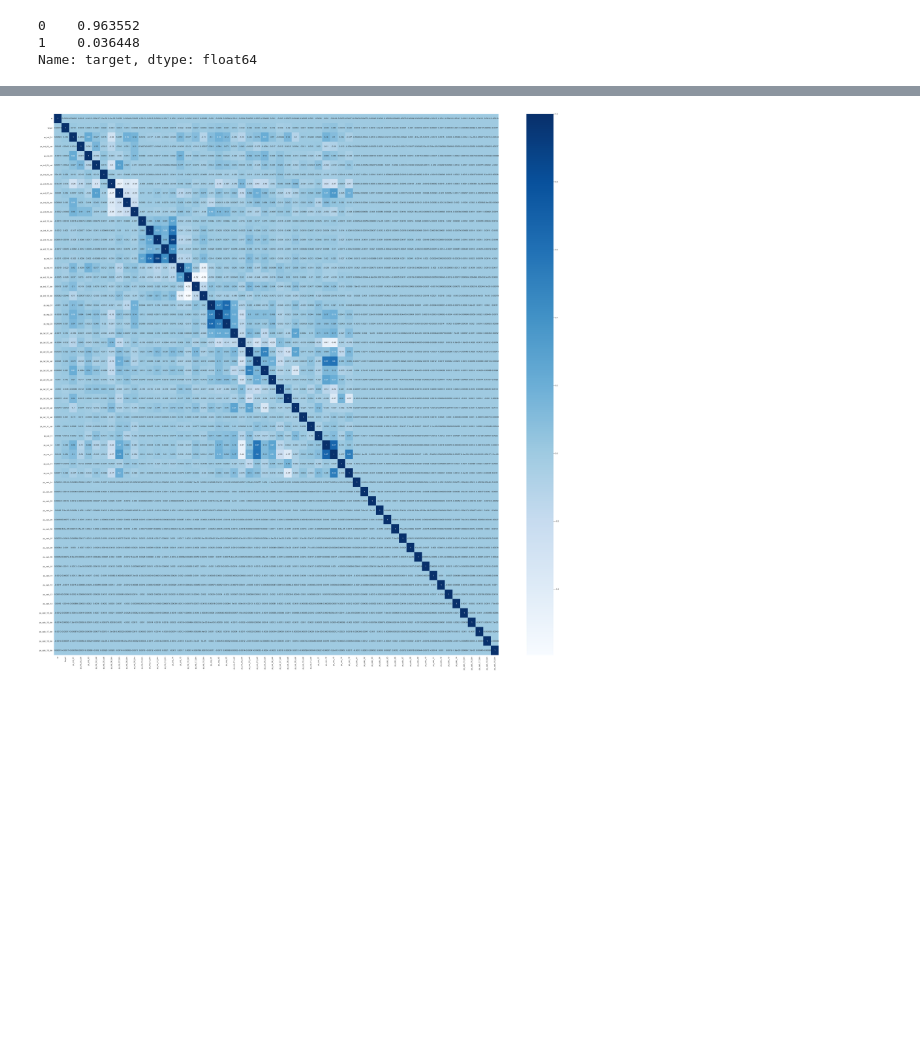
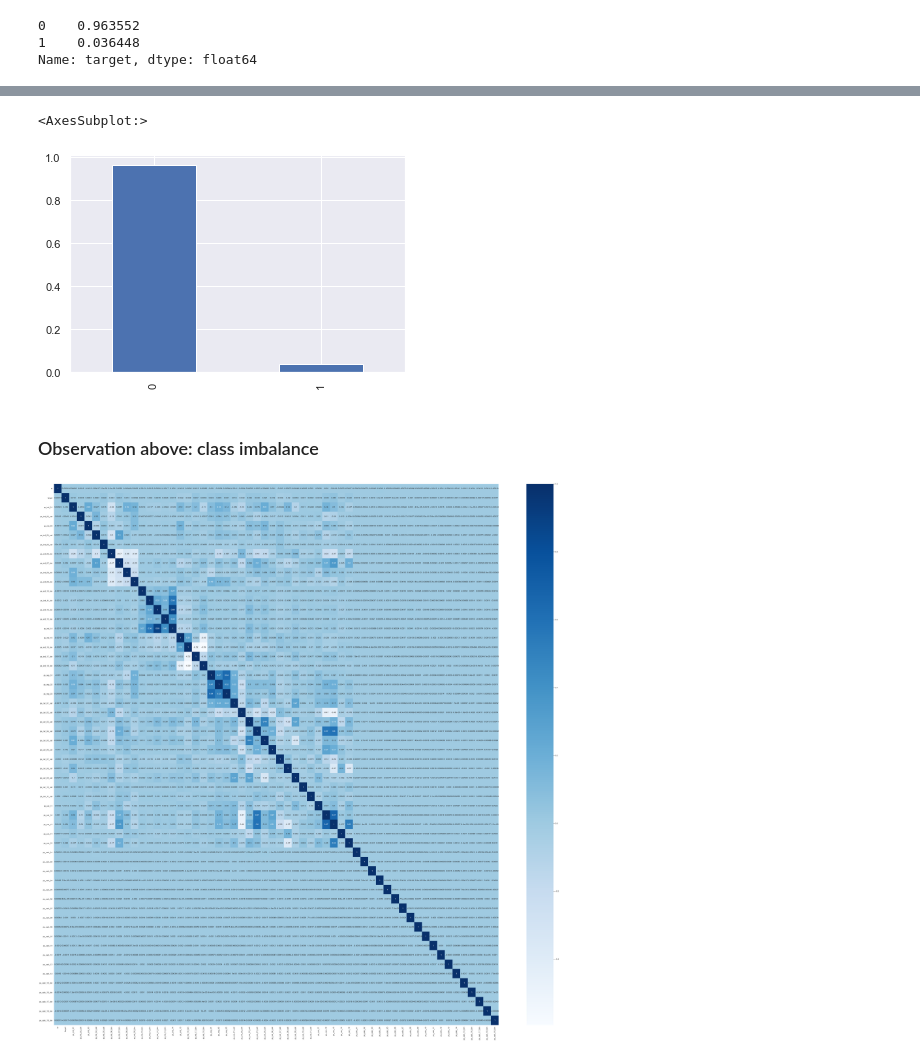
Before and after one commit to nichowu/Porto-Seguro-Safe-Driver-Prediction, a Jupyter notebook: porto-seguro-safe-driving.ipynb, the cells around one changed output, grey strips where cells are left out. Cells and saved outputs as stored; diff of their text form; code cells hidden in the pictures; blank space fills up the shorter version.

```diff
--- a/porto-seguro-safe-driving.ipynb
+++ b/porto-seguro-safe-driving.ipynb
@@ -395,3 +437,10 @@ Name: target, dtype: float64
+# %%
+train['target'].value_counts(normalize=True).plot(kind="bar")
+# %% [output]
+<AxesSubplot:>
+[figure, added]
+# %% [markdown]
+### Observation above: class imbalance
 # %%
 cor = train.iloc[:,:58].corr();
 plt.figure(figsize=(58,58))
```
Also changed, not shown: parts of 16 cells of this notebook.
